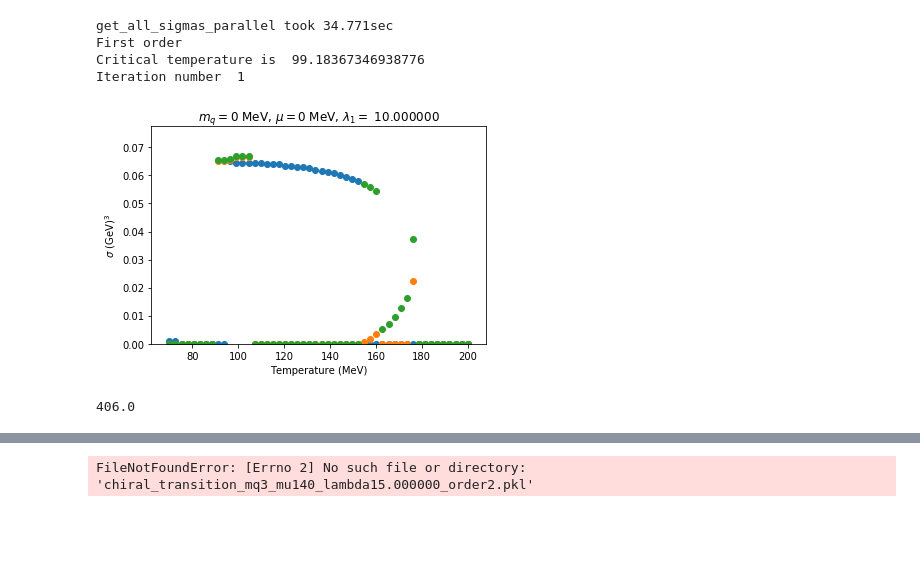
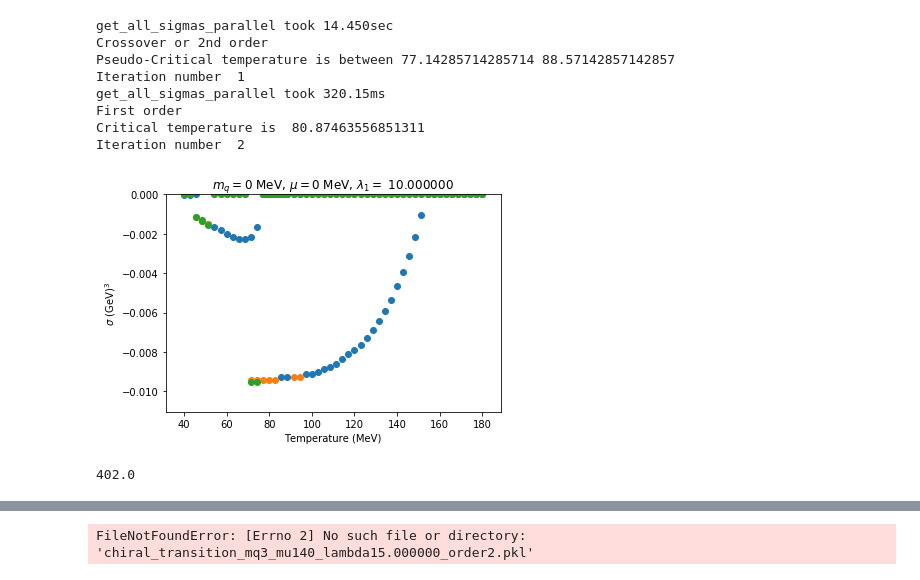
Before and after one commit to seanbartz/DilatonMixingParallel, a Jupyter notebook: Critical_Zoom_notebook.ipynb, the cells around one changed output, grey strips where cells are left out. Cells and saved outputs as stored; diff of their text form; code cells hidden in the pictures; blank space fills up the shorter version.

Commit message:
Allow reversed bounds for sigma search
"Allow reversed bounds for sigma search"#

```diff
--- a/Critical_Zoom_notebook.ipynb
+++ b/Critical_Zoom_notebook.ipynb
@@ -14,7 +14,7 @@ def critical_zoom(tmin,tmax,numtemp,minsigma,maxsigma,ml,mu,lambda1,a0):
 
 
     #iteratively run the order_checker function until the transition is first order, or until the bounds are too small
-    while order==2 and iterationNumber<6 and tmin<tmax and maxsigma-minsigma>2:
+    while order==2 and iterationNumber<6 and tmin<tmax and np.abs(maxsigma-minsigma)>2:
         tmin,tmax,minsigma,maxsigma,order,temps,truesigma,Tc=order_checker(tmin,tmax,numtemp,minsigma,maxsigma,ml,mu,lambda1,a0)
         iterationNumber=iterationNumber+1
         print("Iteration number ", iterationNumber)
@@ -25,8 +25,8 @@ def critical_zoom(tmin,tmax,numtemp,minsigma,maxsigma,ml,mu,lambda1,a0):
 
     return order, iterationNumber, sigma_list,temps_list,Tc
 # %%
-tmin=70
-tmax=200
+tmin=40
+tmax=180
 numtemp=50
 
 
@@ -40,47 +40,51 @@ mu=0
 lambda1= 10 #parameter for mixing between dilaton and chiral field
 
 minsigma=0
-maxsigma=500
+maxsigma=-300
 
 a0=0.
 
 order, iterationNumber, sigma_list,temps_list,Tc=critical_zoom(tmin,tmax,numtemp,minsigma,maxsigma,ml,mu,lambda1,a0)
 # %% [output]
-get_all_sigmas_parallel took 34.771sec
+get_all_sigmas_parallel took 14.450sec
+Crossover or 2nd order
+Pseudo-Critical temperature is between 77.14285714285714 88.57142857142857
+Iteration number  1
+get_all_sigmas_parallel took 320.15ms
 First order
-Critical temperature is  99.18367346938776
-Iteration number  1
+Critical temperature is  80.87463556851311
+Iteration number  2
 # %%
 #plot all the sigma values for each iteration
 #get the standard colors for matplotlib
 prop_cycle = plt.rcParams['axes.prop_cycle']
 colors = prop_cycle.by_key()['color']
 
 #find the index of when sigma_list[0][:,0] has its first zero value
 #this is the index of the first temperature where the sigma value is zero
 
 max_index=np.argmax(sigma_list[0][:,0]==0)
 #find the value of the temperature at this index
 max_temp=temps_list[0][max_index]
 
 
 
 for i in range(len(sigma_list)):
     plt.scatter(temps_list[i],(sigma_list[i][:,0]/1000)**3,color=colors[0])
     plt.scatter(temps_list[i],(sigma_list[i][:,1]/1000)**3,color=colors[1])
     plt.scatter(temps_list[i],(sigma_list[i][:,2]/1000)**3,color=colors[2])
 plt.xlabel("Temperature (MeV)")
 plt.ylabel("$\sigma$ (GeV)$^3$")
 #set the x range
 #plt.xlim(temps_list[0][0],max_temp)
-plt.ylim([0,np.amax((1.05*sigma_list[0]/1000))**3])
+plt.ylim([np.amin((1.05*sigma_list[0]/1000))**3,np.amax((1.05*sigma_list[0]/1000))**3])
 plt.title(r'$m_q=%i$ MeV, $\mu=%i$ MeV, $\lambda_1=$ %f' %(ml,mu,lambda1))
-plt.savefig("plots/sigma_T_mq%i_mu%i_lambda1%f.png" %(ml,mu,lambda1))
+#plt.savefig("plots/sigma_T_mq%i_mu%i_lambda1%f.png" %(ml,mu,lambda1))
 plt.show()
 # %% [output]
-[figure, old version]
+[figure, new version]
 # %%
 
-np.amax(sigma_list[0][:,2])
+np.amax(sigma_list[0][:,0])
 # %% [output]
-406.0
+402.0
```
Also changed, not shown: parts of 2 cells of this notebook, 6 other files.
